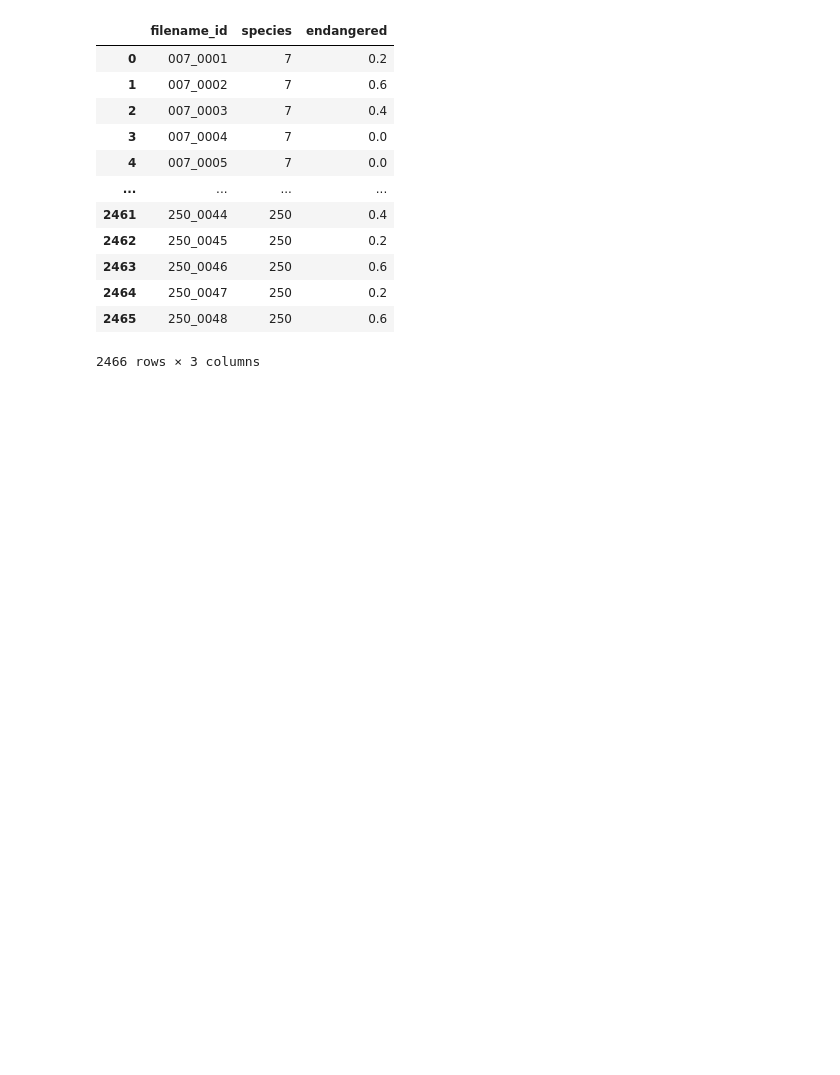
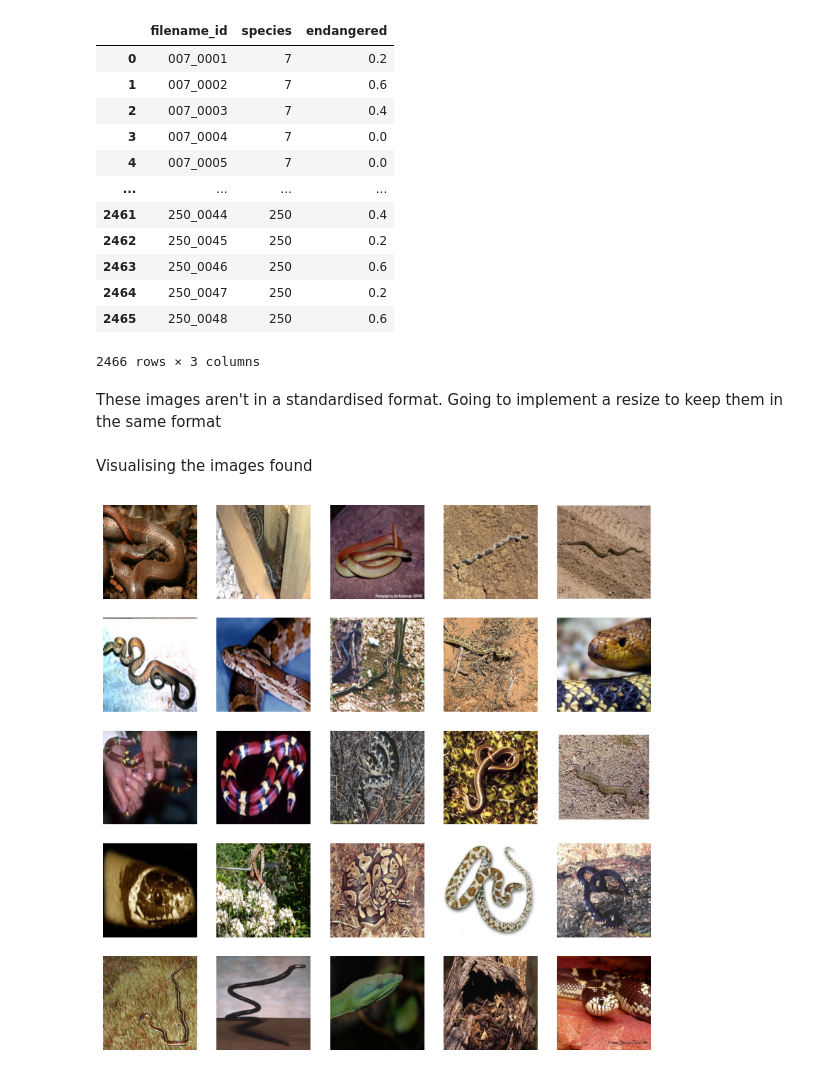
Before and after one commit to aidanlockwood20/CAB420-Codebase, a Jupyter notebook: Assessment/assignment_2/assignment_2.ipynb, the cells around one changed output. Cells and saved outputs as stored; diff of their text form; code cells hidden in the pictures; blank space fills up the shorter version.

Commit message:
Images into correct format

```diff
--- a/Assessment/assignment_2/assignment_2.ipynb
+++ b/Assessment/assignment_2/assignment_2.ipynb
@@ -64,3 +65,43 @@ labelled_data
 | 2464 | 250_0047 | 250 | 0.2 |
 | 2465 | 250_0048 | 250 | 0.6 |
 2466 rows × 3 columns
+# %%
+image_root = os.path.join(os.getcwd(), 'data', '256_ObjectCategories')
+image_paths = load_images_from_folders(image_root)
+images = read_images(image_paths)
+# %% [markdown]
+These images aren't in a standardised format. Going to implement a resize to keep them in the same format
+# %%
+np_images = []
+
+for i in range(len(images)):
+    image_np = np.array(images[i])
+    # If image is grayscale, convert to 3 channels
+    if image_np.ndim == 2:
+        image_np = cv2.cvtColor(image_np, cv2.COLOR_GRAY2RGB)
+    image_np = cv2.resize(image_np, (256, 256))
+    image_np = image_np.astype('float32')
+    np_images.append(image_np)
+
+np_images = np.array(np_images)
+# %% [markdown]
+Visualising the images found
+# %%
+fig = plt.figure(figsize=(10, 10))
+
+image_range = np_images[300:350]
+
+for i in range(len(image_range)):
+    try:
+        ax = fig.add_subplot(5, 5, i + 1)
+        img = image_range[i]
+
+        if img.max() > 1:
+            img = img / 255.0
+        ax.imshow(img)
+        ax.axis('off')
+    except:
+        break
+plt.show()
+# %% [output]
+[figure, added]
```
Also changed, not shown: parts of 6 cells of this notebook, 1 other file.
